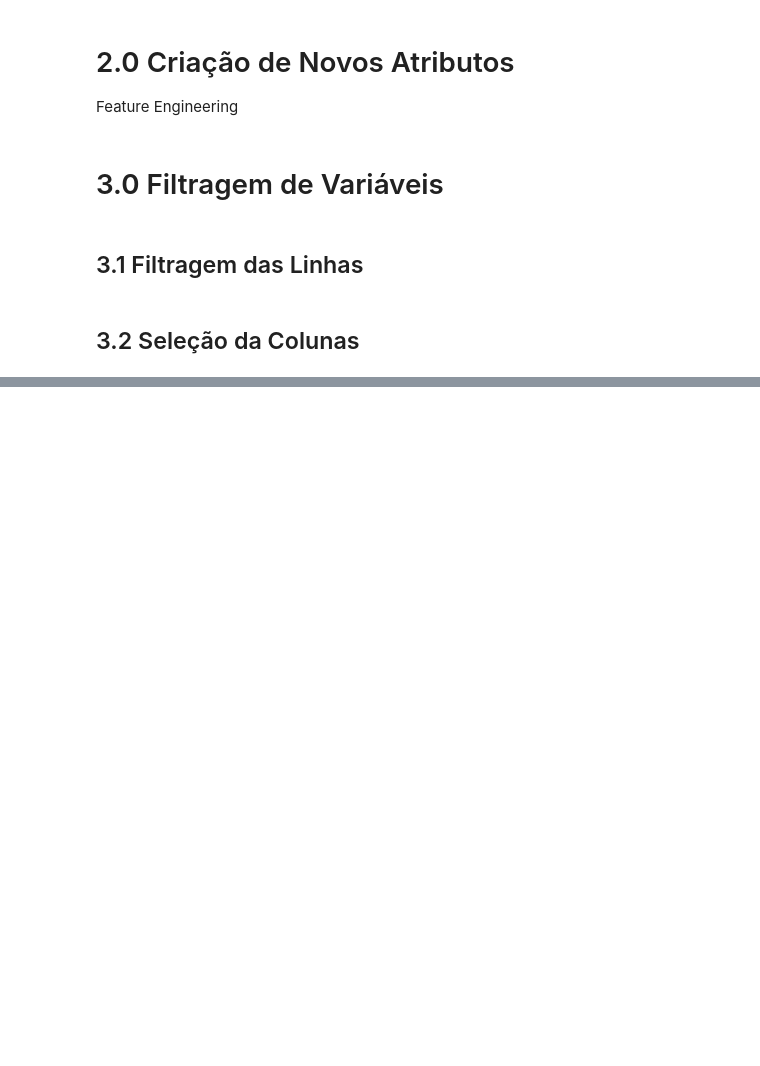
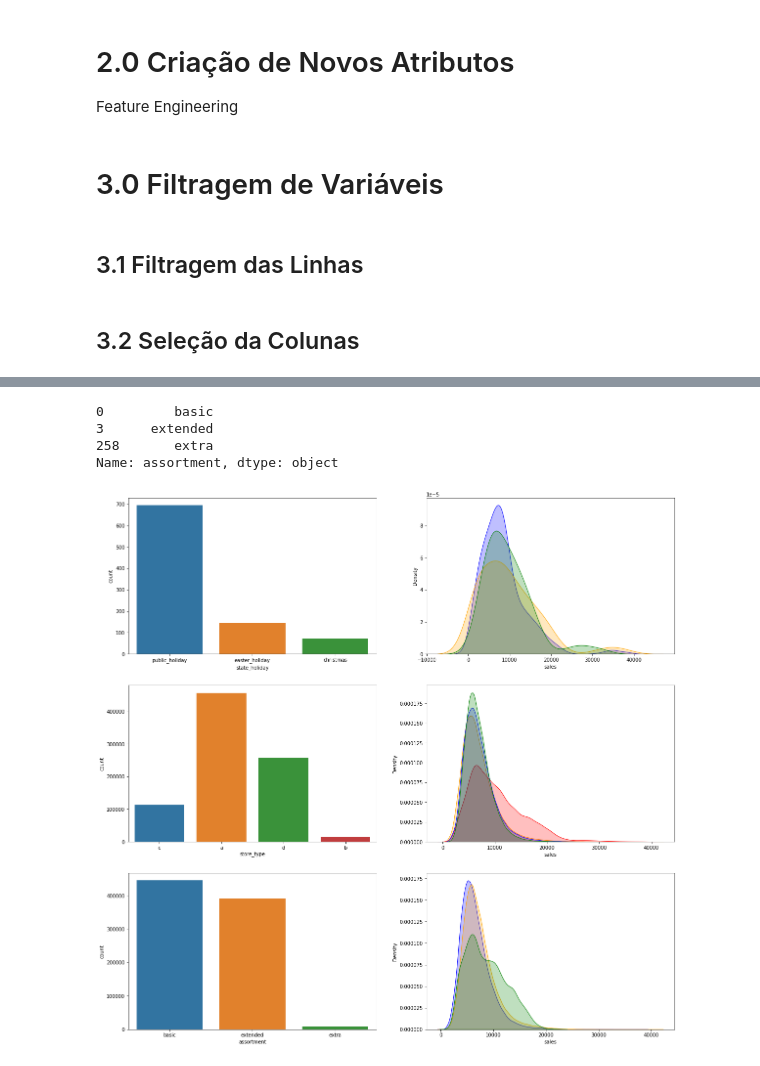
Before and after one commit to misaelpcastro/rossmann_previsao_vendas, a Jupyter notebook: Previsao_vendas_por_loja_v1.ipynb, the cells around one changed output, grey strips where cells are left out. Cells and saved outputs as stored; diff of their text form; code cells hidden in the pictures; blank space fills up the shorter version.

```diff
--- a/Previsao_vendas_por_loja_v1.ipynb
+++ b/Previsao_vendas_por_loja_v1.ipynb
@@ -294,0 +401,39 @@ df3 = df3.drop(cols_drop, axis=1)
+# %%
+df4['assortment'].drop_duplicates()
+# %% [output]
+0         basic
+3      extended
+258       extra
+Name: assortment, dtype: object
+# %%
+# state_holiday
+plt.figure(figsize=(20,20))
+plt.subplot(3,2,1)
+aux = df4[df4['state_holiday'] != 'regular_day']
+sns.countplot(data=aux, x='state_holiday')
+
+plt.subplot(3,2,2)
+sns.kdeplot(aux[aux['state_holiday'] == 'public_holiday']['sales'], shade=True, color='blue')
+sns.kdeplot(aux[aux['state_holiday'] == 'easter_holiday']['sales'], shade=True, color='orange')
+sns.kdeplot(aux[aux['state_holiday'] == 'christmas']['sales'], shade=True, color='green')
+
+# store_type
+plt.subplot(3,2,3)
+sns.countplot(data=df4, x='store_type')
+
+plt.subplot(3,2,4)
+sns.kdeplot(df4[df4['store_type'] == 'a']['sales'], shade=True, color='orange')
+sns.kdeplot(df4[df4['store_type'] == 'b']['sales'], shade=True, color='red')
+sns.kdeplot(df4[df4['store_type'] == 'c']['sales'], shade=True, color='blue')
+sns.kdeplot(df4[df4['store_type'] == 'd']['sales'], shade=True, color='green')
+
+# assortment
+plt.subplot(3,2,5)
+sns.countplot(data=df4, x='assortment')
+
+plt.subplot(3,2,6)
+sns.kdeplot(df4[df4['assortment'] == 'basic']['sales'], shade=True, color='blue')
+sns.kdeplot(df4[df4['assortment'] == 'extended']['sales'], shade=True, color='orange')
+sns.kdeplot(df4[df4['assortment'] == 'extra']['sales'], shade=True, color='green');
+# %% [output]
+[figure, added]
```
Also changed, not shown: parts of 25 cells of this notebook.
